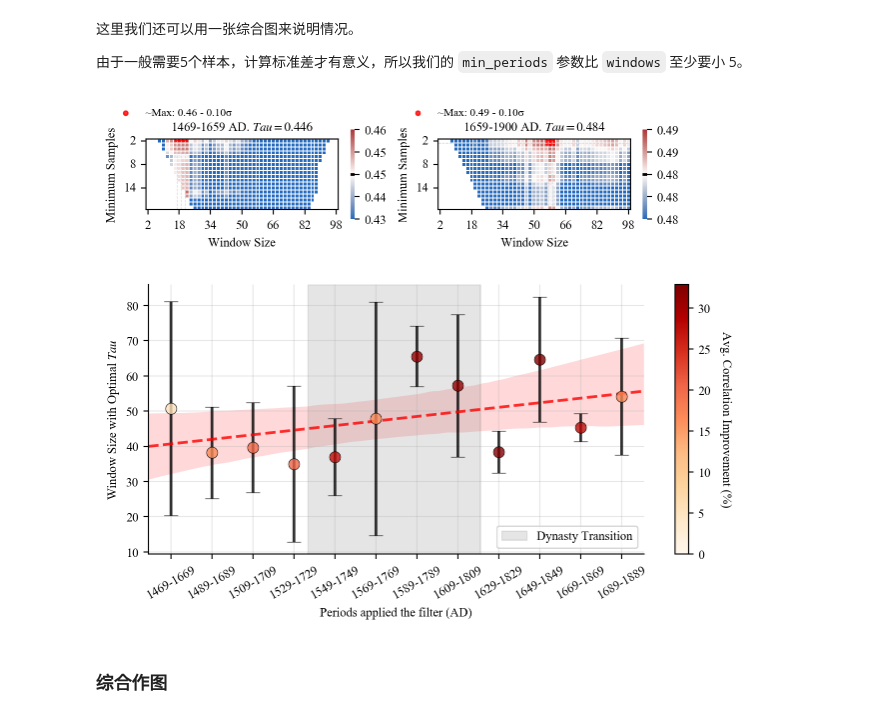
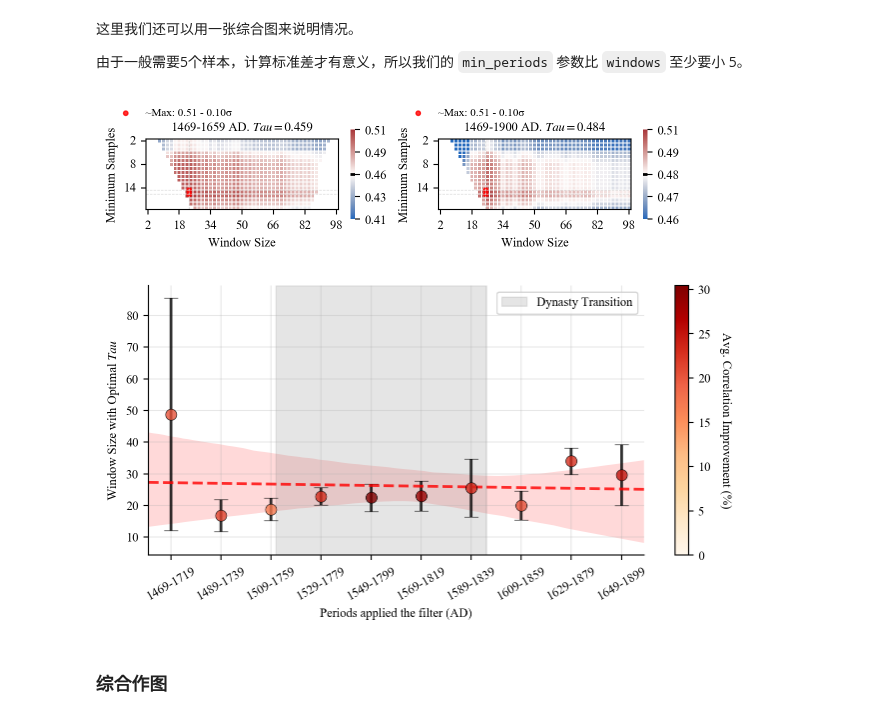
Before and after one commit to SongshGeo/shifting_baseline, a Jupyter notebook: reports/history.ipynb, the cells around one changed output. Drawn from its saved outputs; the diff is of its cells as text; code cells hidden in the pictures.

```diff
--- a/reports/history.ipynb
+++ b/reports/history.ipynb
@@ -107,16 +47,0 @@ Sampling 4 chains for 1_000 tune and 2_000 draw iterations (4_000 + 8_000 draws
-# %%
-df = history.merge_with(combined)
-
-fig, ax = plt.subplots(figsize=(14, 3), tight_layout=True)
-ax = plot_combined_reconstruction(combined=combined, data=datasets, ax=ax)
-# history.plot(ax=ax, color="red", ls=":", label="Historical Mean")
-ax.set_ylabel("Times of STD")
-ax.legend(ncol=4, loc="lower left", fontsize=9)
-ax.set_xlim(1469, 2010)
-ax.spines["top"].set_visible(False)
-ax.spines["right"].set_visible(False)
-ax.spines["bottom"].set_visible(False)
-ax.grid(True, alpha=0.3, ls=":", color="gray")
-ax.set_xticks(np.arange(1469, 2010, 100))
-ax.set_yticks(np.arange(-3, 3.1, 1))
-plt.show();
@@ -128,0 +48,3 @@ plt.show();
+# %%
+combined = pd.read_csv(cfg.ds.out.tree_ring, index_col=0)
+combined.head()
@@ -132,53 +62,50 @@ plt.show();
 由于一般需要5个样本，计算标准差才有意义，所以我们的 `min_periods` 参数比 `windows` 至少要小 5。
 # %%
 from past1000.compare import experiment_corr_2d
-import matplotlib.pyplot as plt
 from past1000.constants import STAGE1, STAGE2, END
 from past1000.filters import calc_std_deviation
 
-history = HistoricalRecords(
-    shp_path=cfg.ds.atlas.shp,
-    data_path=cfg.ds.atlas.file,
-    symmetrical_level=True,
-)
-
-METHOD = "kendall"
-SIDE = "right"
+history.setup()
 
 fig, axs = plt.subplots(1, 2, figsize=(6, 2.5), tight_layout=True)
 axs = axs.flatten()
 # 实验参数
 slice1 = slice(STAGE1, STAGE2)
-slice2 = slice(STAGE2, END)
+slice2 = slice(STAGE1, END)
 
-# 四次对比实验
 for i, slice_now in enumerate([slice1, slice2]):
-    data1, data2 = history.aggregate("mode", inplace=True).merge_with(
-        combined["mean"], time_range=slice_now, split=True
+    data1, data2 = history.aggregate(
+        cfg.agg_method,
+        inplace=True,
+        to_int=cfg.to_int,
+    ).merge_with(
+        combined["mean"],
+        time_range=slice_now,
+        split=True,
     )
     ax = axs[i]
     df, r_benchmark, ax = experiment_corr_2d(
         data1=data1,
         data2=data2,
         time_slice=slice_now,
-        corr_method=METHOD,
+        corr_method=cfg.corr_method,
         filter_func=calc_std_deviation,
-        filter_side=SIDE,
+        filter_side=cfg.filter_side,
         ax=ax,
         penalty=False,
         n_diff_w=5,
         std_offset=0.1,
     )
     ax.set_title(
         f"{slice_now.start}-{slice_now.stop} AD. $Tau={r_benchmark:.3f}$",
         fontsize=9,
     )
     ax.locator_params(axis="x", nbins=9)  # x轴最多9个主刻度
     ax.locator_params(axis="y", nbins=4)  # y轴最多9个主刻度
     ax.tick_params(axis="both", rotation=0)
 plt.show();
 # %% [output]
-[figure, old version]
+[figure, new version]
 # %%
 from past1000.compare import sweep_slices
 from past1000.filters import calc_std_deviation
@@ -187,22 +114,23 @@ from past1000.compare import sweep_max_corr_year
 import matplotlib.pyplot as plt
 from past1000.utils.plot import plot_correlation_windows
 
-METHOD = "kendall"
-
 # 生成所有可能的300年窗口
 slices, mid_year, slice_labels = sweep_slices(
     start_year=STAGE1,
-    window_size=200,
+    window_size=250,
     step_size=20,
     end_year=END,
 )
 
-data1, data2 = history.merge_with(combined["mean"], split=True)
+data1, data2 = history.merge_with(
+    combined["mean"],
+    split=True,
+)
 max_corr_year, max_corr = sweep_max_corr_year(
     data1=data1,
     data2=data2,
     slices=slices,
-    corr_method=METHOD,
+    corr_method=cfg.corr_method,
     windows=np.arange(2, 100),
     min_periods=np.repeat(5, 98),
     filter_func=calc_std_deviation,
@@ -223,7 +151,7 @@ ax.spines["top"].set_visible(False)
 ax.spines["right"].set_visible(False)
 plt.show();
 # %% [output]
-[figure, old version]
+[figure, new version]
 # %% [markdown]
 ### 综合作图
 # %%
```
Also changed, not shown: parts of 9 cells of this notebook, 7 other files.
